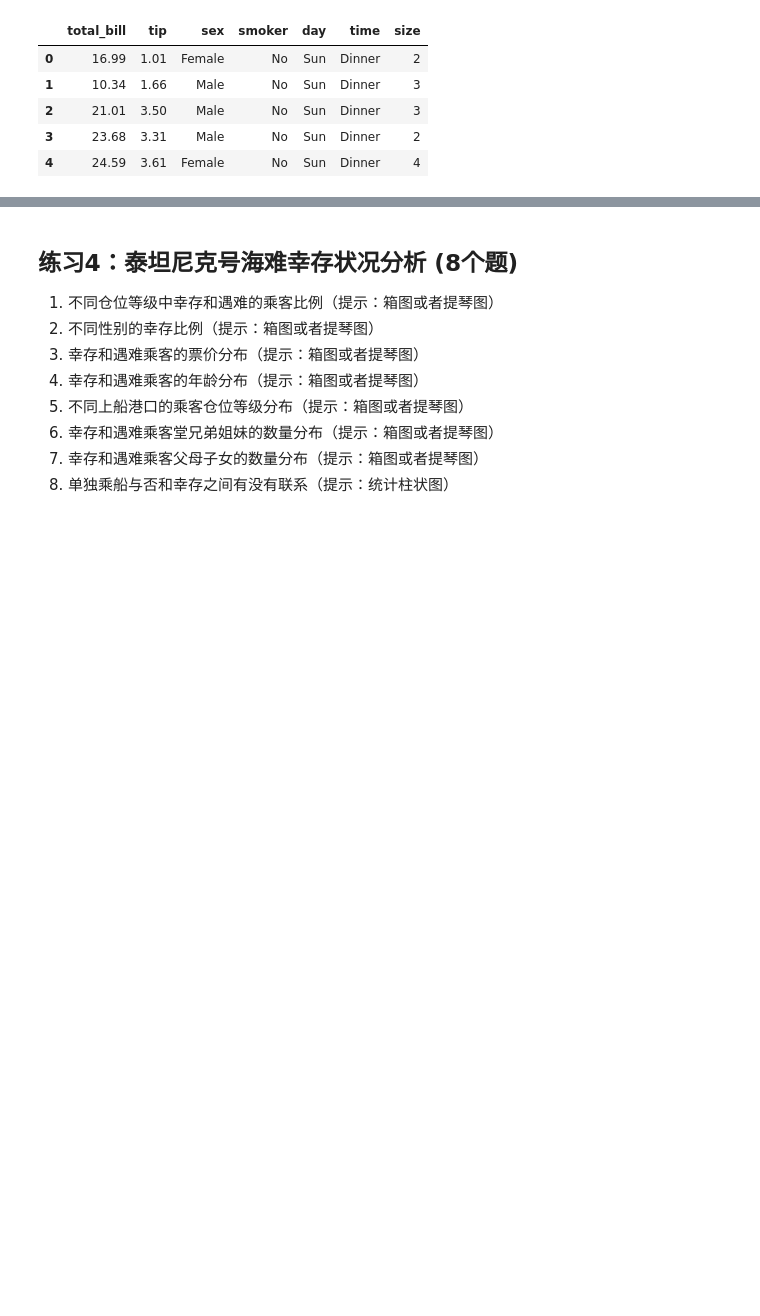
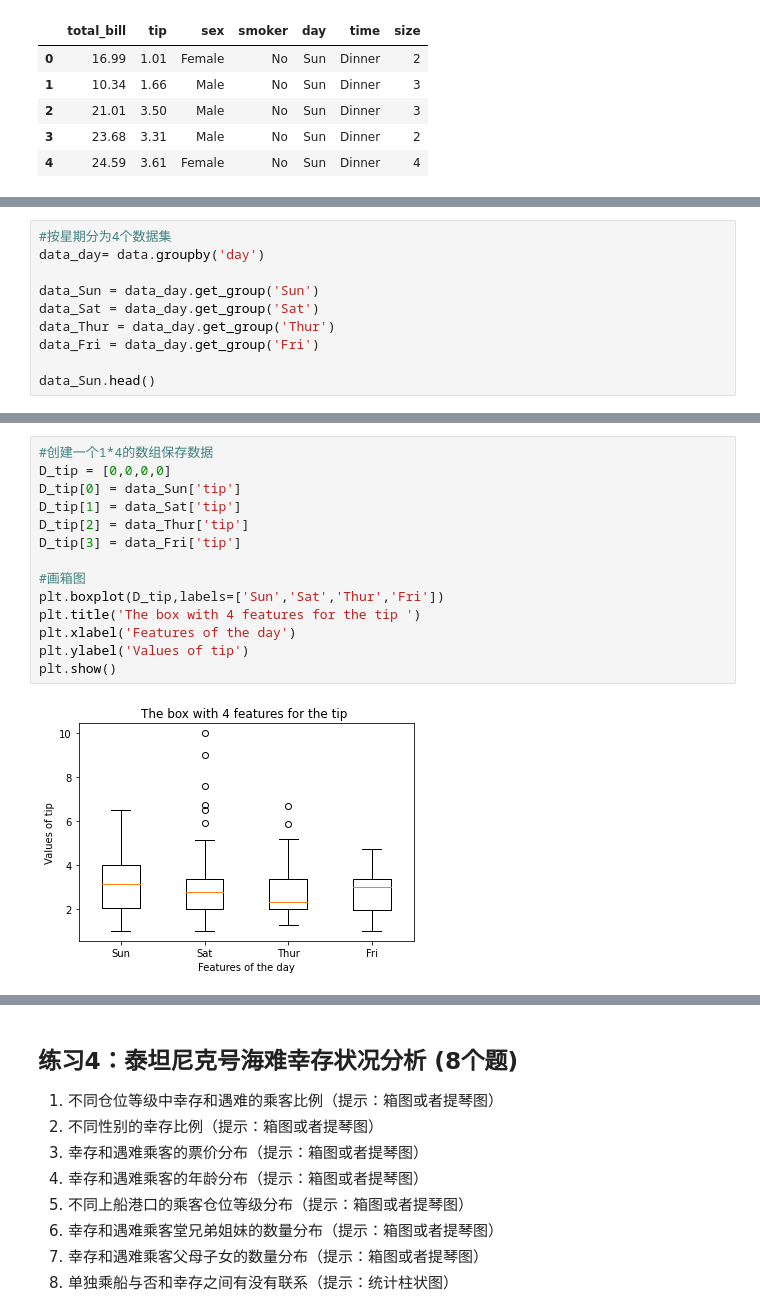
Before and after one commit to iphysresearch/GWData-Bootcamp, a Jupyter notebook: 2023/python/homework-matplotlib_seaborn.ipynb, the cells around one changed output, grey strips where cells are left out. Cells and saved outputs as stored; diff of their text form; blank space fills up the shorter version.

```diff
--- a/2023/python/homework-matplotlib_seaborn.ipynb
+++ b/2023/python/homework-matplotlib_seaborn.ipynb
@@ -241,0 +290,10 @@ Female  2.931515  2.773519
+# %%
+#按星期分为4个数据集
+data_day= data.groupby('day')
+
+data_Sun = data_day.get_group('Sun')
+data_Sat = data_day.get_group('Sat')
+data_Thur = data_day.get_group('Thur')
+data_Fri = data_day.get_group('Fri')
+
+data_Sun.head()
@@ -241,0 +307,16 @@ Female  2.931515  2.773519
+# %%
+#创建一个1*4的数组保存数据
+D_tip = [0,0,0,0]
+D_tip[0] = data_Sun['tip']
+D_tip[1] = data_Sat['tip']
+D_tip[2] = data_Thur['tip']
+D_tip[3] = data_Fri['tip']
+
+#画箱图
+plt.boxplot(D_tip,labels=['Sun','Sat','Thur','Fri'])
+plt.title('The box with 4 features for the tip ')
+plt.xlabel('Features of the day')
+plt.ylabel('Values of tip')
+plt.show()
+# %% [output]
+[figure, added]
```
Also changed, not shown: parts of 41 cells of this notebook.
